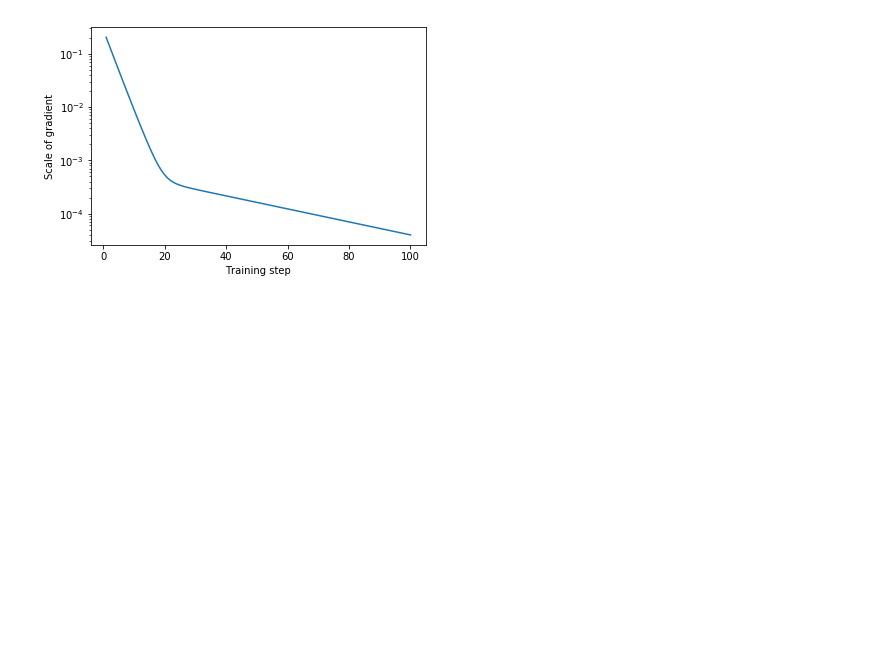
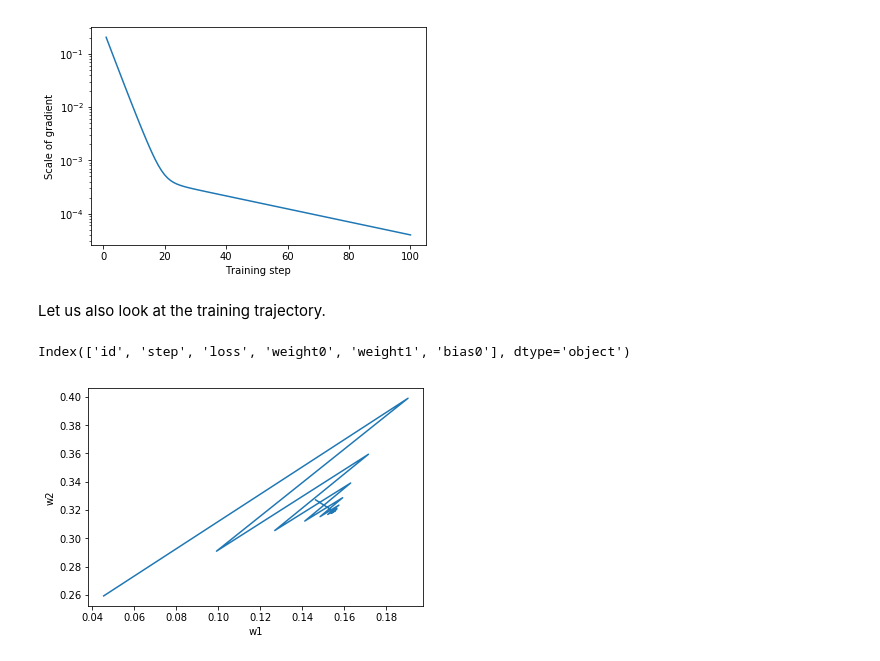
Before and after one commit to alan-turing-institute/ThermodynamicAnalyticsToolkit, a Jupyter notebook: examples/guided-tour-4-training.ipynb, the cells around one changed output. Drawn from its saved outputs; the diff is of its cells as text; code cells hidden in the pictures; blank space fills up the shorter version.

```diff
--- a/examples/guided-tour-4-training.ipynb
+++ b/examples/guided-tour-4-training.ipynb
@@ -75,3 +78,16 @@ plt.ylabel("Scale of gradient")
 plt.show()
 # %% [output]
 [figure]
+# %% [markdown]
+Let us also look at the training trajectory.
+# %%
+print(training_data.trajectory.columns)
+trajectory = np.asarray(training_data.trajectory.loc[:,['weight0','weight1']].values)
+
+plt.plot(trajectory[:,0], trajectory[:,1])
+plt.xlabel("w1")
+plt.ylabel("w2")
+plt.show()
+# %% [output]
+Index(['id', 'step', 'loss', 'weight0', 'weight1', 'bias0'], dtype='object')
+[figure, added]
```
Also changed, not shown: parts of 8 cells of this notebook, 7 other files.
